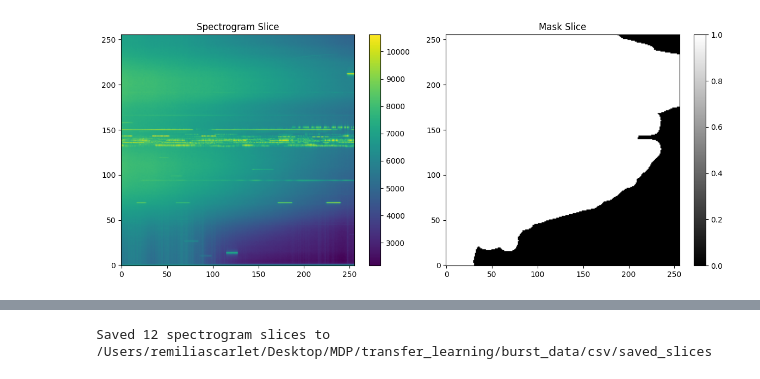
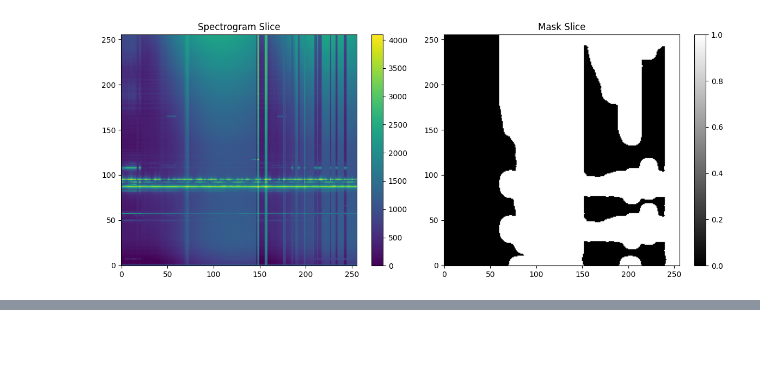
Before and after one commit to Kasper-Heliophysics-MDP/TransferLearning_CNN, a Jupyter notebook: radburst_tl/data_preprocessing/data_slicing.ipynb, the cells around one changed output, grey strips where cells are left out. Saved outputs shown, nothing was run; the diff lists cells and outputs as text; code cells hidden in the pictures; blank space fills up the shorter version.

```diff
--- a/radburst_tl/data_preprocessing/data_slicing.ipynb
+++ b/radburst_tl/data_preprocessing/data_slicing.ipynb
@@ -2,7 +2,7 @@
 import pandas as pd
 import matplotlib.pyplot as plt
 from read_csv_file import read_csv_file
-file_path = '/Users/remiliascarlet/Desktop/MDP/transfer_learning/burst_data/csv/240330182002-PeachMountian.csv'
+file_path = '/Users/remiliascarlet/Desktop/MDP/transfer_learning/burst_data/csv/240420131240-Skyline High School.csv'
 # %%
 df = read_csv_file(file_path)
 # if df is not None:
@@ -59,15 +62,16 @@ Low variance rows: [  0   1 135 140 148 289 291 305 306 307 308 309 310 311 312
 # %%
 from data_label import time_to_column_indices, create_srb_mask, apply_morphological_operations, blur, apply_rolling_median_filter, intersect_srb_masks
 
-start_time_str = '18:31:17' # Replace with the actual onset time of your data
-end_time_str = '18:32:40' # Replace with the actual offset time of your data
+start_time_str = '19:25:05' # Replace with the actual onset time of your data
+end_time_str = '19:25:48' # Replace with the actual offset time of your data
 
 start_index, end_index = time_to_column_indices(times, start_time_str, end_time_str)
 print("start_index:", start_index, "end_index:", end_index)
 
-initial_mask = create_srb_mask(removed_data, start_index, end_index)
+# initial_mask = create_srb_mask(data, start_index, end_index, pct_threshold=25)
+initial_mask = create_srb_mask(removed_data, start_index, end_index, pct_threshold=25)
 morph_mask = apply_morphological_operations(initial_mask, erosion_radius=5, dilation_radius=10, operation_sequence=['erode', 'dilate'])
-filtered_mask = apply_rolling_median_filter(morph_mask, window_size=3)
+filtered_mask = apply_rolling_median_filter(morph_mask, window_size=5)
 # final_mask = blur(morph_mask, blur_filter_shape=(5, 5))
 
 undeniosed_mask = create_srb_mask(data, start_index, end_index)
@@ -80,22 +84,22 @@ final_mask = intersect_srb_masks(filtered_mask, undeniosed_filtered_mask)
 plt.figure(figsize=(15, 5))
 
 plt.subplot(4, 1, 1)
-plt.imshow(data.T, aspect='auto', cmap='viridis', origin='lower')
+plt.imshow(data.T[::-1], aspect='auto', cmap='viridis', origin='lower')
 plt.title('Original Spectrogram')
 plt.colorbar()
 
 plt.subplot(4, 1, 2)
-plt.imshow(initial_mask.T, aspect='auto', cmap='gray', origin='lower')
+plt.imshow(initial_mask.T[::-1], aspect='auto', cmap='gray', origin='lower')
 plt.title('Initial Mask')
 plt.colorbar()
 
 plt.subplot(4, 1, 3)
-plt.imshow(filtered_mask.T, aspect='auto', cmap='gray', origin='lower')
+plt.imshow(filtered_mask.T[::-1], aspect='auto', cmap='gray', origin='lower')
 plt.title('Filtered Mask')
 plt.colorbar()
 
 plt.subplot(4, 1, 4)
-plt.imshow(final_mask.T, aspect='auto', cmap='gray', origin='lower')
+plt.imshow(final_mask.T[::-1], aspect='auto', cmap='gray', origin='lower')
 plt.title('Final Mask (After Morphology and Blur)')
 plt.colorbar()
 
@@ -111,39 +145,20 @@ start_index: 6751 end_index: 7582
 # %%
-# Data Slicing
 
-from data_slicing import SpectrogramSlicer
+from numpy import min, max
+# Optional: Visualize the first slice and its mask
 
-# Initialize the slicer
-slicer = SpectrogramSlicer(target_size=(256, 256), overlap_ratio=0.25, random_offset=False)
+vmin = min(min(using_data))
+vmax = max(max(using_data))
 
-# Slice the spectrogram and mask
-# Note: 'times' is the array of timestamps, 'using_data' is the spectrogram data, and 'using_mask' is the mask data
-slices, mask_slices, positions = slicer.slice_spectrogram_time_range(
-    spectrogram=using_data.T,
-    time_array=times,
-    start_time_str=start_time_str,
-    end_time_str=end_time_str,
-    mask=using_mask.T,
-    time_padding=0.2,
-    is_training=False  # Set to False for deterministic slicing
-)
-
-# Output slice information
-print(f"Generated {len(slices)} spectrogram slices")
-print(f"Slice shape: {slices[0].shape}")
-print(f"Mask slice shape: {mask_slices[0].shape}")
-print(f"Slice position: {positions}")
-
-# Optional: Visualize the first slice and its mask
 plt.figure(figsize=(12, 5))
 
 plt.subplot(1, 2, 1)
-plt.imshow(slices[8], aspect='auto', cmap='viridis', origin='lower')
+plt.imshow(slices[2], aspect='auto', cmap='viridis', origin='lower', vmin=vmin, vmax=vmax)
 plt.title('Spectrogram Slice')
 plt.colorbar()
 
 plt.subplot(1, 2, 2)
-plt.imshow(mask_slices[8], aspect='auto', cmap='gray', origin='lower')
+plt.imshow(mask_slices[2], aspect='auto', cmap='gray', origin='lower')
 plt.title('Mask Slice')
 plt.colorbar()
 
@@ -153,15 +168,15 @@ plt.show()
 plt.figure(figsize=(15, 10))
 
 # 使用转换后的时间作为 x 轴范围
-plt.imshow(data.T, aspect='auto', cmap='viridis', origin='lower')
+plt.imshow(using_data.T[::-1], aspect='auto', cmap='viridis', origin='lower', vmin=vmin, vmax=vmax)
 plt.title('original spectrogram')
 plt.xlabel('time (seconds)')
 plt.ylabel('frequency')
 
-# 仅框出 positions 中第一个切片
+
 if len(positions) > 0:
-    y, x = positions[8]  # positions 返回 (y, x)
-    # 根据 x（时间轴索引）从 times 数组中获取起始时间
+    y, x = positions[2]  # positions return (y, x)
+    # based on the x, find the start and end time
 
     x_start = times[x]
     if x + slicer.target_width < len(times):
@@ -169,32 +184,13 @@ if len(positions) > 0:
     else:
         x_end = times[-1]
 
-    # y 方向直接使用像素值
     y_start = y
     y_end = y + slicer.target_height
 
-    # 绘制红色矩形框（使用秒数作为 x 坐标）
     rect = plt.Rectangle((x, y_start), 256, 256,
                          linewidth=2, edgecolor='r', facecolor='none')
     plt.gca().add_patch(rect)
 
 plt.tight_layout()
 plt.show()
-
-
-
-# Optional: Save slices to CSV files
-metadata = {
-    'date': '20240330', # change to the actual date!!!
-    'start_time': start_time_str.replace(':', '')
-}
-save_dir = '/Users/remiliascarlet/Desktop/MDP/transfer_learning/burst_data/csv/saved_slices'
-saved_files = slicer.save_slices_to_csv(
-    slices=slices,
-    mask_slices=mask_slices,
-    save_dir=save_dir,
-    naming_format='slice_{meta_date}_y{y}_x{x}',  # 新的命名格式
-    positions=positions,
-    metadata=metadata
-)
 # %% [output]
@@ -205 +197 @@ Slice position: [(0, 6495), (155, 6495), (0, 6687), (155, 6687), (0, 6879), (155
-[figure, old version]
+[figure, new version]
@@ -207 +198,0 @@ Slice position: [(0, 6495), (155, 6495), (0, 6687), (155, 6687), (0, 6879), (155
-Saved 12 spectrogram slices to /Users/remiliascarlet/Desktop/MDP/transfer_learning/burst_data/csv/saved_slices
```
Also changed, not shown: parts of 6 cells of this notebook, 2 other files.
